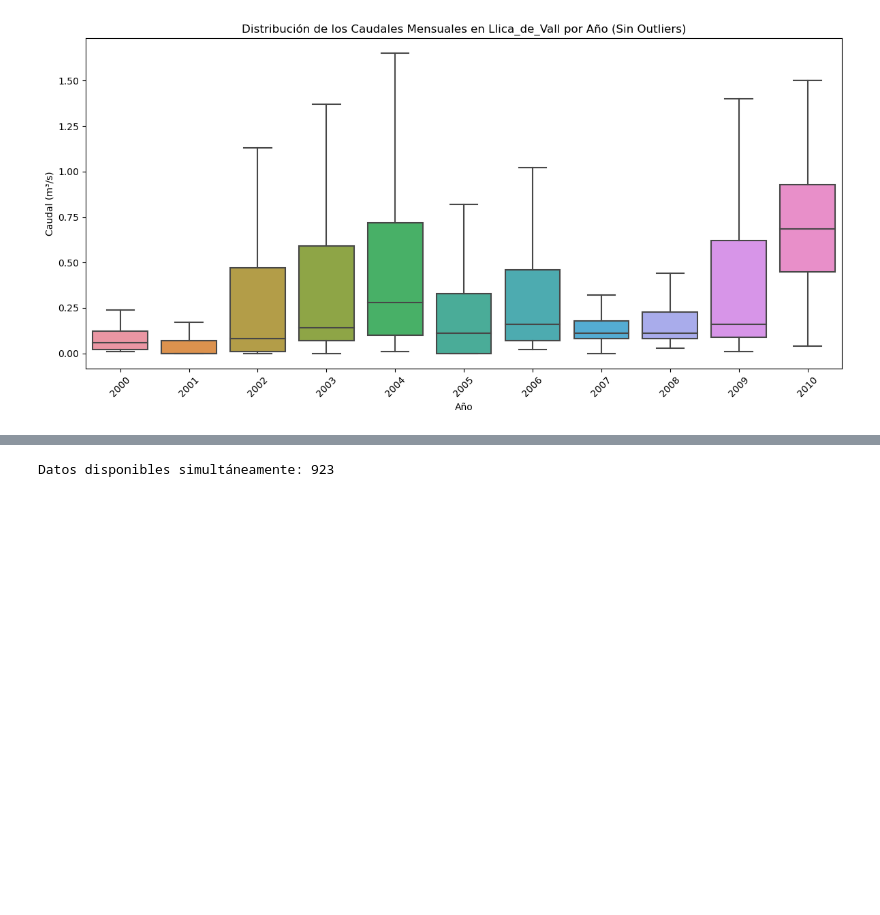
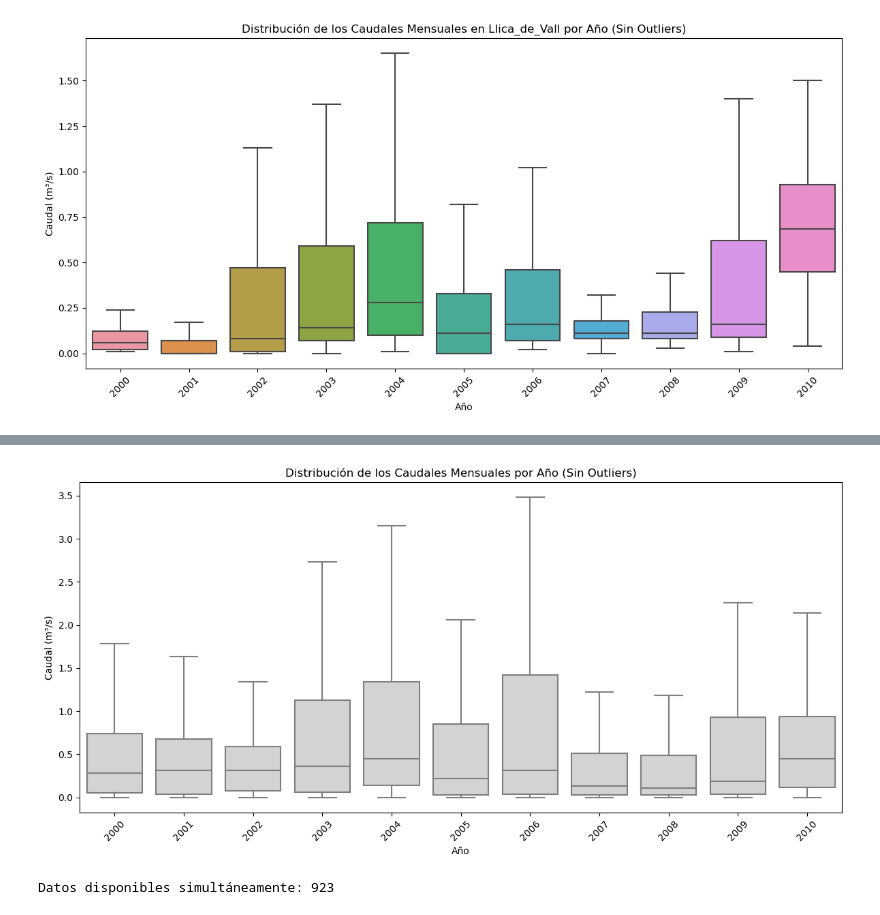
Before and after one commit to saosar/Hidrology, a Jupyter notebook: Estadistica/2SOAEstadistica.ipynb, the cells around one changed output, grey strips where cells are left out. Cells and saved outputs as stored; diff of their text form; code cells hidden in the pictures; blank space fills up the shorter version.

```diff
--- a/Estadistica/2SOAEstadistica.ipynb
+++ b/Estadistica/2SOAEstadistica.ipynb
@@ -1096,3 +1242,27 @@ plt.show()
+# %%
+
+# 1. Asegurarse de que la columna 'Year' esté creada a partir de la columna 'Fecha'
+TotalDat['Year'] = TotalDat['Fecha'].dt.year
+
+# 2. Crear el diagrama de cajas (boxplot) para mostrar la distribución de los caudales agregados por año
+plt.figure(figsize=(12, 6))
+
+# Diagrama de cajas sin outliers
+sns.boxplot(x='Year', y='Valor', data=TotalDat, showfliers=False, color="lightgray")
+
+# 3. Añadir títulos y etiquetas
+plt.title("Distribución de los Caudales Mensuales por Año (Sin Outliers)")
+plt.xlabel("Año")
+plt.ylabel("Caudal (m³/s)")
+
+# 4. Ajustes adicionales
+plt.xticks(rotation=45)  # Rotar las etiquetas de los años si es necesario
+plt.tight_layout()  # Para ajustar el gráfico y evitar que se superpongan los elementos
+
+# 5. Mostrar el gráfico
+plt.show()
+# %% [output]
+[figure, added]
 # %%
 #6 Correlacion entre los caudales varias estaciones
 
```
Also changed, not shown: parts of 7 cells of this notebook, 3 other files.
